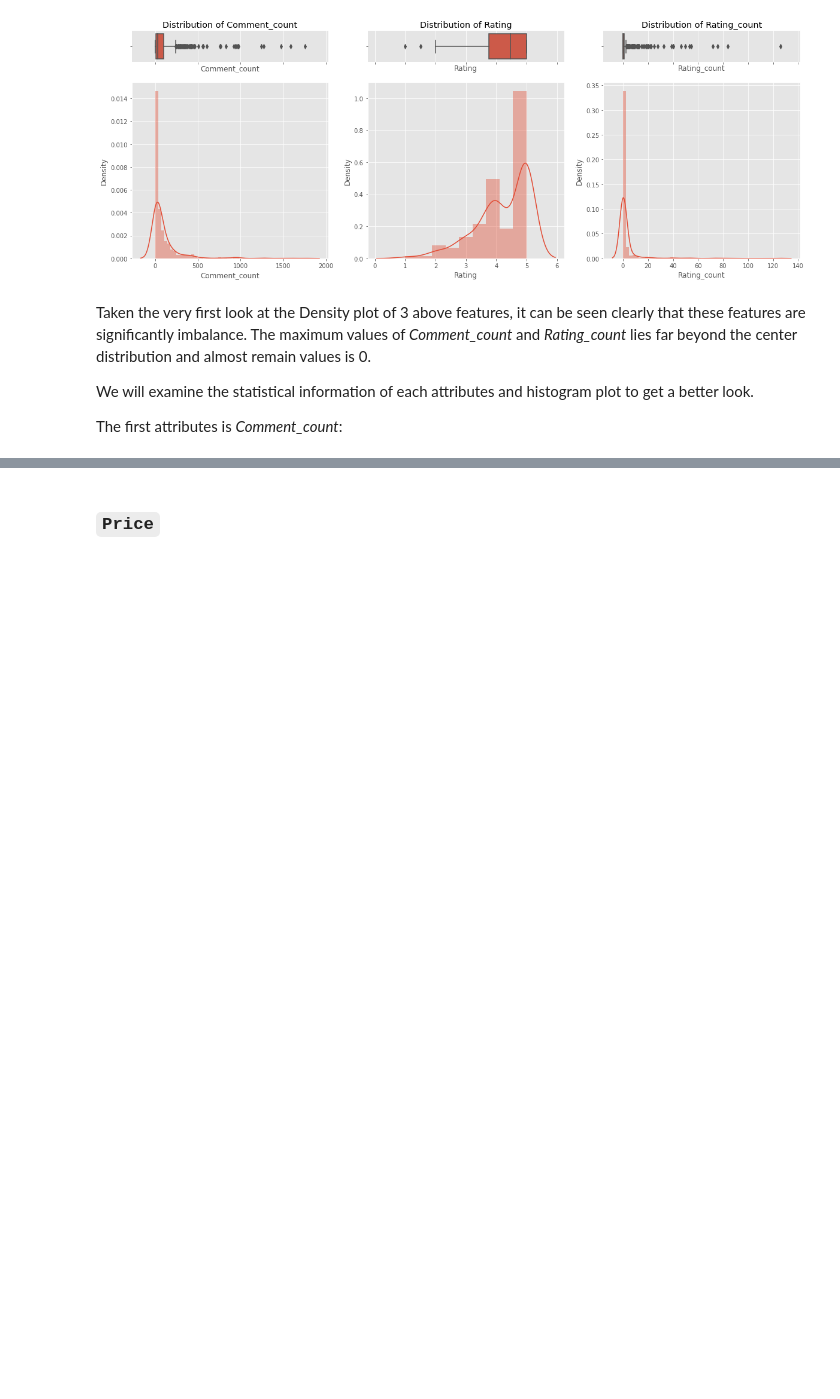
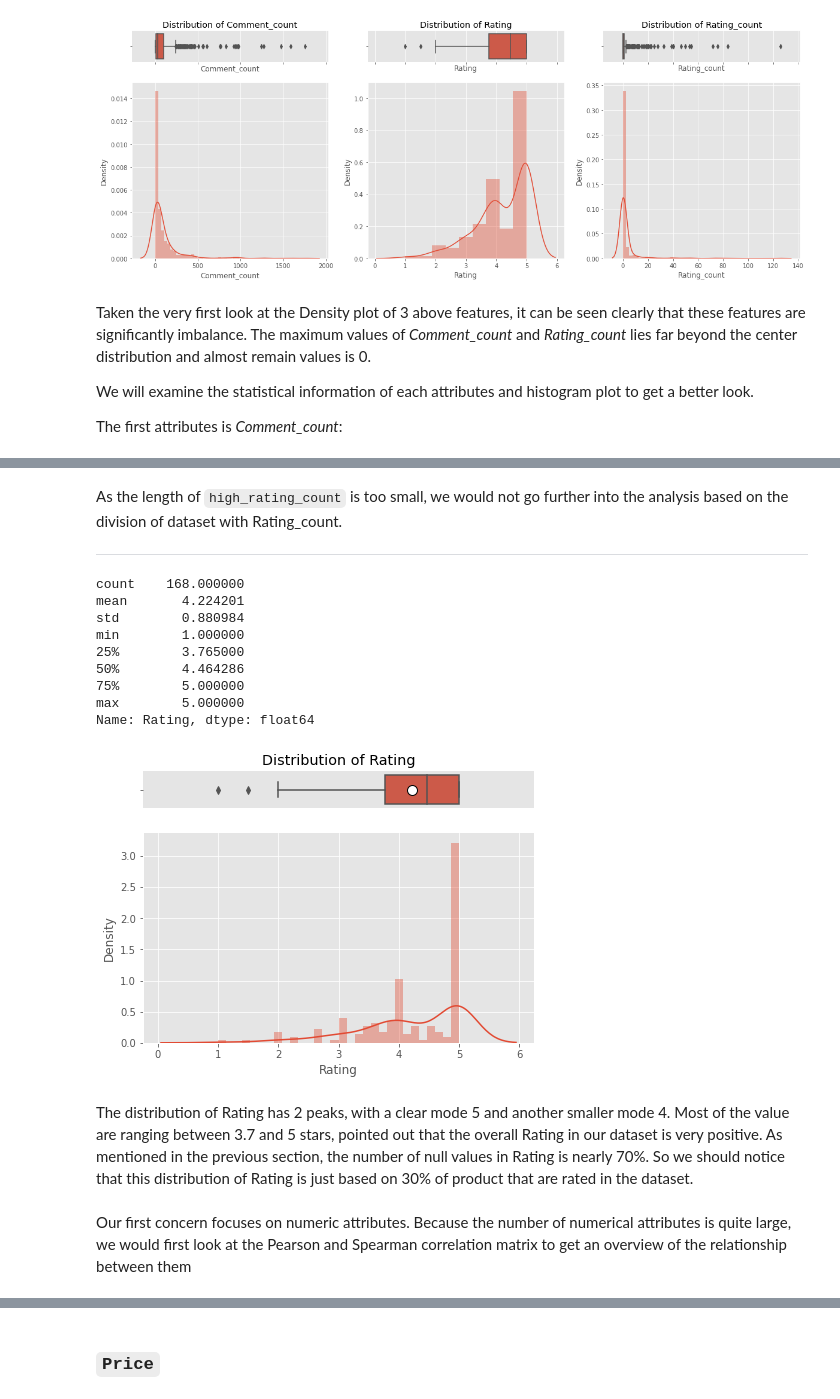
Before and after one commit to hungpham13/Laptop-EDA, a Jupyter notebook: EDA.ipynb, the cells around one changed output, grey strips where cells are left out. Saved outputs shown, nothing was run; the diff lists cells and outputs as text; code cells hidden in the pictures; blank space fills up the shorter version.

```diff
--- a/EDA.ipynb
+++ b/EDA.ipynb
@@ -373,3 +343,26 @@ NameError: ignored
+# %% [markdown]
+As the length of `high_rating_count` is too small, we would not go further into the analysis based on the division of dataset with Rating_count.
+
+---
+# %%
+print(main_data.Rating.describe())
+plot_statistics(main_data.Rating, bins= 30,title = 'Distribution of Rating')
+# %% [output]
+count    168.000000
+mean       4.224201
+std        0.880984
+min        1.000000
+25%        3.765000
+50%        4.464286
+75%        5.000000
+max        5.000000
+Name: Rating, dtype: float64
+[figure, added]
+# %% [markdown]
+The distribution of Rating has 2 peaks, with a clear mode 5 and another smaller mode 4. Most of the value are ranging between 3.7 and 5 stars, pointed out that  the overall Rating in our dataset is very positive.
+As mentioned in the previous section, the number of null values in Rating is nearly 70%. So we should notice that this distribution of Rating is just based on 30% of product that are rated in the dataset.
+# %% [markdown]
+Our first concern focuses on numeric attributes. Because the number of numerical attributes is quite large, we would first look at the Pearson and Spearman correlation matrix to get an overview of the relationship between them
 # %%
 normalized_numeric_attributes = (numeric_attributes - numeric_attributes.mean())/numeric_attributes.std()
 correlation = normalized_numeric_attributes.corr()
```
Also changed, not shown: parts of 164 cells of this notebook.
